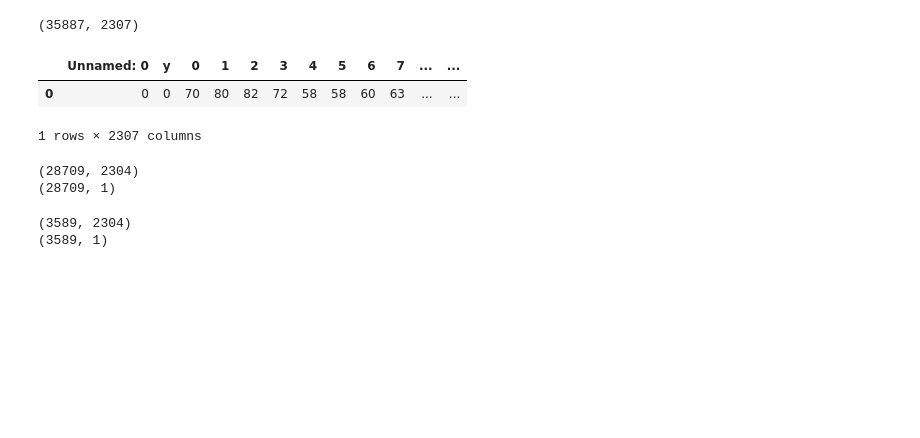
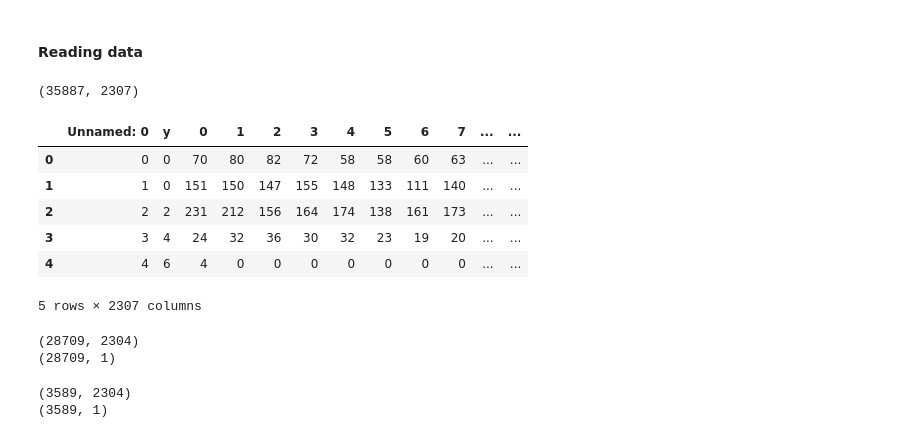
Before and after one commit to dnmca/facial-expression-recognition, a Jupyter notebook: notebooks/classification.ipynb, the cells around one changed output. Drawn from its saved outputs; the diff is of its cells as text; code cells hidden in the pictures; blank space fills up the shorter version.

```diff
--- a/notebooks/classification.ipynb
+++ b/notebooks/classification.ipynb
@@ -10,3 +12,5 @@ import matplotlib.pyplot as plt
+# %% [markdown]
+#### Reading data
 # %%
 df = pd.read_csv('../data/emotions/emotions.csv')
 # %%
@@ -20,11 +24,15 @@ train = df.loc[df.category == 'Training',:]
 valid = df.loc[df.category == 'PublicTest',:]
 test  = df.loc[df.category == 'PrivateTest',:]
 # %%
-train.head(1)
+train.head(5)
 # %% [output]
 |  | Unnamed: 0 | y | 0 | 1 | 2 | 3 | 4 | 5 | 6 | 7 | ... | ... |
 | 0 | 0 | 0 | 70 | 80 | 82 | 72 | 58 | 58 | 60 | 63 | ... | ... |
+| 1 | 1 | 0 | 151 | 150 | 147 | 155 | 148 | 133 | 111 | 140 | ... | ... |
+| 2 | 2 | 2 | 231 | 212 | 156 | 164 | 174 | 138 | 161 | 173 | ... | ... |
+| 3 | 3 | 4 | 24 | 32 | 36 | 30 | 32 | 23 | 19 | 20 | ... | ... |
+| 4 | 4 | 6 | 4 | 0 | 0 | 0 | 0 | 0 | 0 | 0 | ... | ... |
-1 rows × 2307 columns
+5 rows × 2307 columns
 # %%
 X_train = np.array(train.iloc[:, 2:2306])
 y_train = np.array(train.loc[:, ['y']])
```
Also changed, not shown: parts of 37 cells of this notebook, 1 other file.
